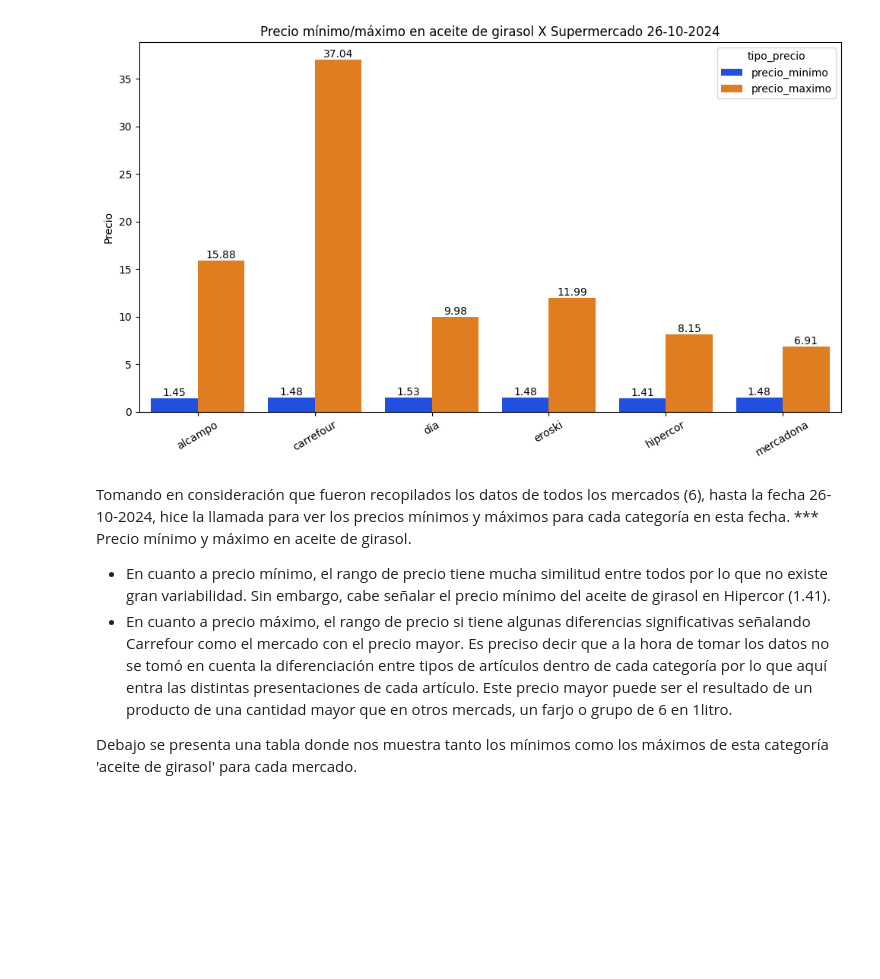
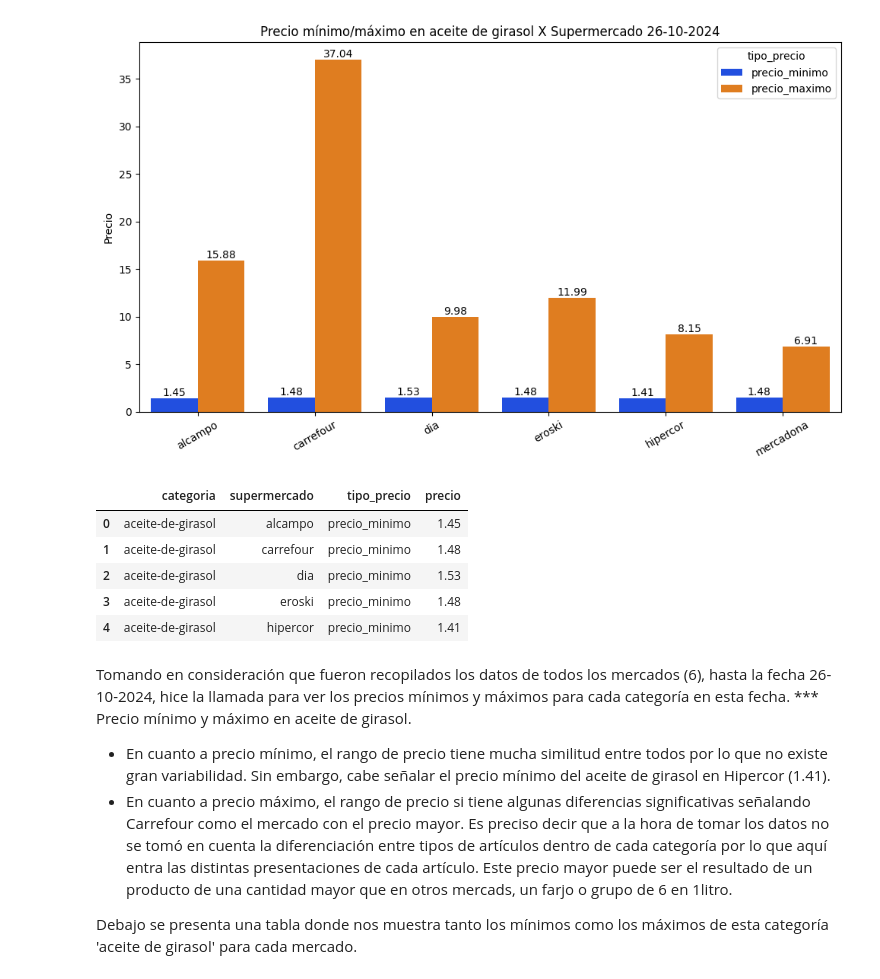
Before and after one commit to ngcarvajall/Proyecto1-AnalisisFacua, a Jupyter notebook: Notebooks/EDA.ipynb, the cells around one changed output. Cells and saved outputs as stored; diff of their text form; code cells hidden in the pictures; blank space fills up the shorter version.

```diff
--- a/Notebooks/EDA.ipynb
+++ b/Notebooks/EDA.ipynb
@@ -179,6 +179,15 @@ for container in ax.containers:
 plt.show()
 # %% [output]
 [figure]
+# %%
+df_long.head()
+# %% [output]
+|  | categoria | supermercado | tipo_precio | precio |
+| 0 | aceite-de-girasol | alcampo | precio_minimo | 1.45 |
+| 1 | aceite-de-girasol | carrefour | precio_minimo | 1.48 |
+| 2 | aceite-de-girasol | dia | precio_minimo | 1.53 |
+| 3 | aceite-de-girasol | eroski | precio_minimo | 1.48 |
+| 4 | aceite-de-girasol | hipercor | precio_minimo | 1.41 |
 # %% [markdown]
 Tomando en consideración que fueron recopilados los datos de todos los mercados (6), hasta la fecha 26-10-2024, hice la llamada para ver los precios mínimos y máximos para cada categoría en esta fecha.
 *** Precio mínimo y máximo en aceite de girasol.
```
Also changed, not shown: parts of 10 cells of this notebook, 1 other file.
